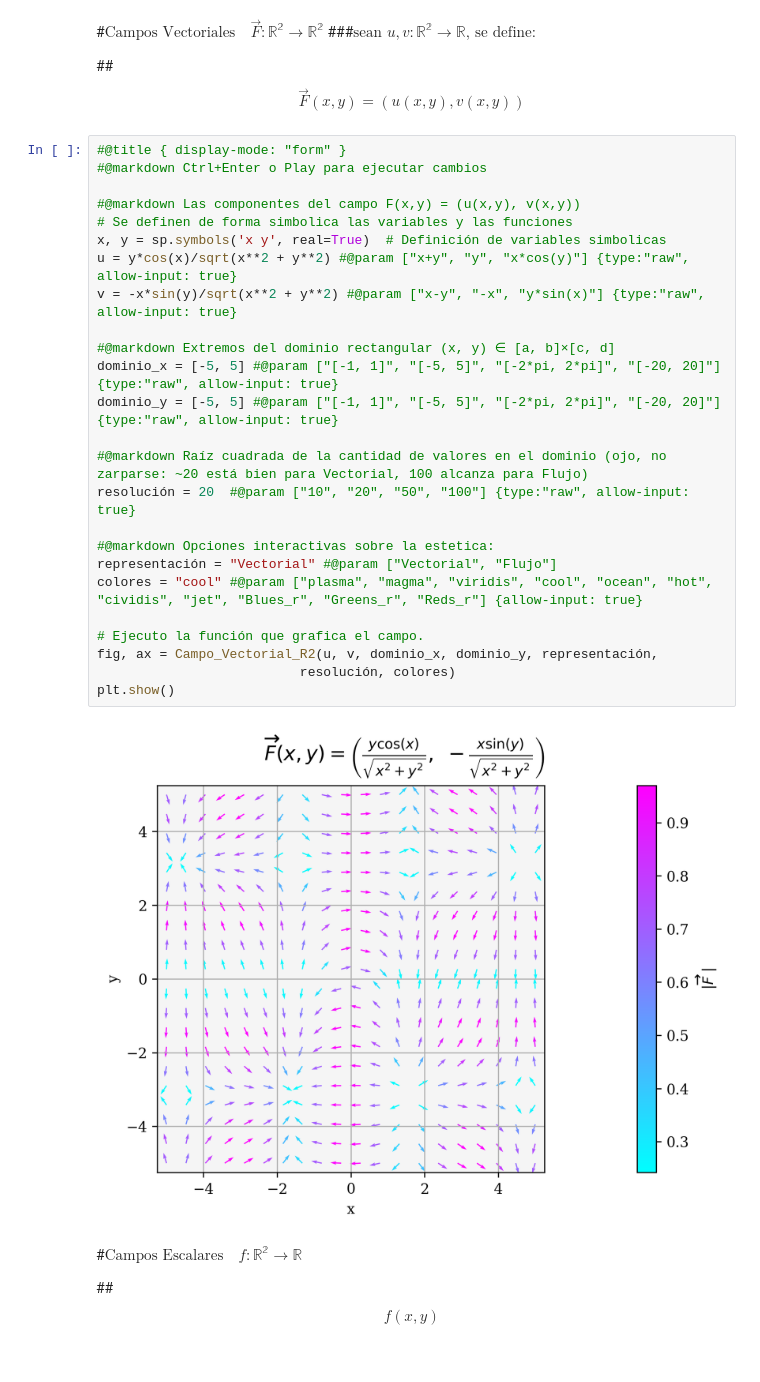
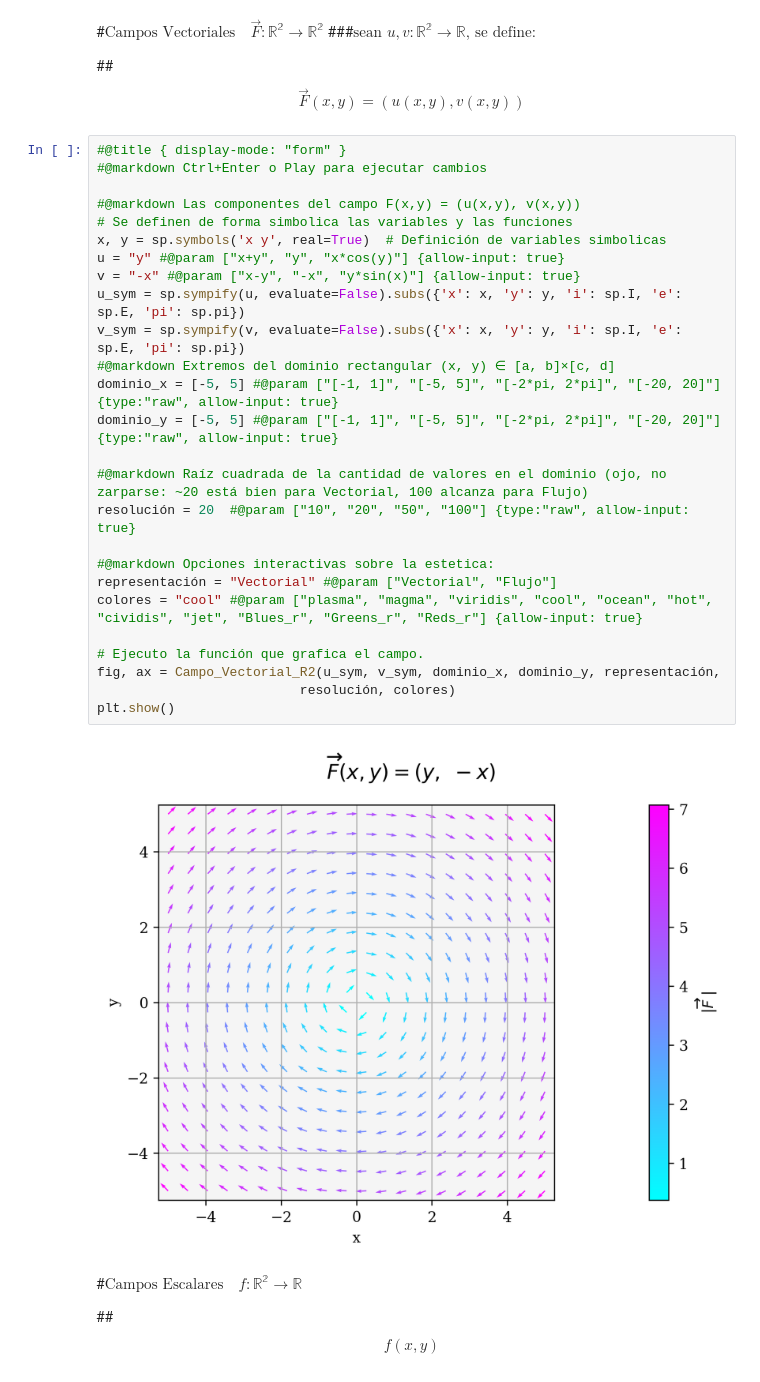
Before and after one commit to agustinbrusco/Physics-and-Math-Plots, a Jupyter notebook: Campos_Vectoriales_y_Escalares.ipynb, the cells around one changed output. Saved outputs shown, nothing was run; the diff lists cells and outputs as text.

Commit message:
el input cambio de sympy expressions a strings

```diff
--- a/Campos_Vectoriales_y_Escalares.ipynb
+++ b/Campos_Vectoriales_y_Escalares.ipynb
@@ -704,30 +704,31 @@ Estas funciones reciben como argumento principal otras funciones ($u:\mathbb{R^n
 # %%
 #@title { display-mode: "form" }
 #@markdown Ctrl+Enter o Play para ejecutar cambios
 
 #@markdown Las componentes del campo F(x,y) = (u(x,y), v(x,y))
 # Se definen de forma simbolica las variables y las funciones
 x, y = sp.symbols('x y', real=True)  # Definición de variables simbolicas
-u = y*cos(x)/sqrt(x**2 + y**2) #@param ["x+y", "y", "x*cos(y)"] {type:"raw", allow-input: true}
-v = -x*sin(y)/sqrt(x**2 + y**2) #@param ["x-y", "-x", "y*sin(x)"] {type:"raw", allow-input: true}
-
+u = "y" #@param ["x+y", "y", "x*cos(y)"] {allow-input: true}
+v = "-x" #@param ["x-y", "-x", "y*sin(x)"] {allow-input: true}
+u_sym = sp.sympify(u, evaluate=False).subs({'x': x, 'y': y, 'i': sp.I, 'e': sp.E, 'pi': sp.pi})
+v_sym = sp.sympify(v, evaluate=False).subs({'x': x, 'y': y, 'i': sp.I, 'e': sp.E, 'pi': sp.pi})
 #@markdown Extremos del dominio rectangular (x, y) ∈ [a, b]×[c, d]
 dominio_x = [-5, 5] #@param ["[-1, 1]", "[-5, 5]", "[-2*pi, 2*pi]", "[-20, 20]"] {type:"raw", allow-input: true}
 dominio_y = [-5, 5] #@param ["[-1, 1]", "[-5, 5]", "[-2*pi, 2*pi]", "[-20, 20]"] {type:"raw", allow-input: true}
 
 #@markdown Raíz cuadrada de la cantidad de valores en el dominio (ojo, no zarparse: ~20 está bien para Vectorial, 100 alcanza para Flujo)
 resolución = 20  #@param ["10", "20", "50", "100"] {type:"raw", allow-input: true}
 
 #@markdown Opciones interactivas sobre la estetica:
 representación = "Vectorial" #@param ["Vectorial", "Flujo"]
 colores = "cool" #@param ["plasma", "magma", "viridis", "cool", "ocean", "hot", "cividis", "jet", "Blues_r", "Greens_r", "Reds_r"] {allow-input: true}
 
 # Ejecuto la función que grafica el campo.
-fig, ax = Campo_Vectorial_R2(u, v, dominio_x, dominio_y, representación,
+fig, ax = Campo_Vectorial_R2(u_sym, v_sym, dominio_x, dominio_y, representación,
                           resolución, colores)
 plt.show()
 # %% [output]
-[figure, old version]
+[figure, new version]
 # %% [markdown]
 #$\text{Campos Escalares}\quad f:\mathbb{R^2}\to\mathbb{R}$
 
```
Also changed, not shown: parts of 6 cells of this notebook.
